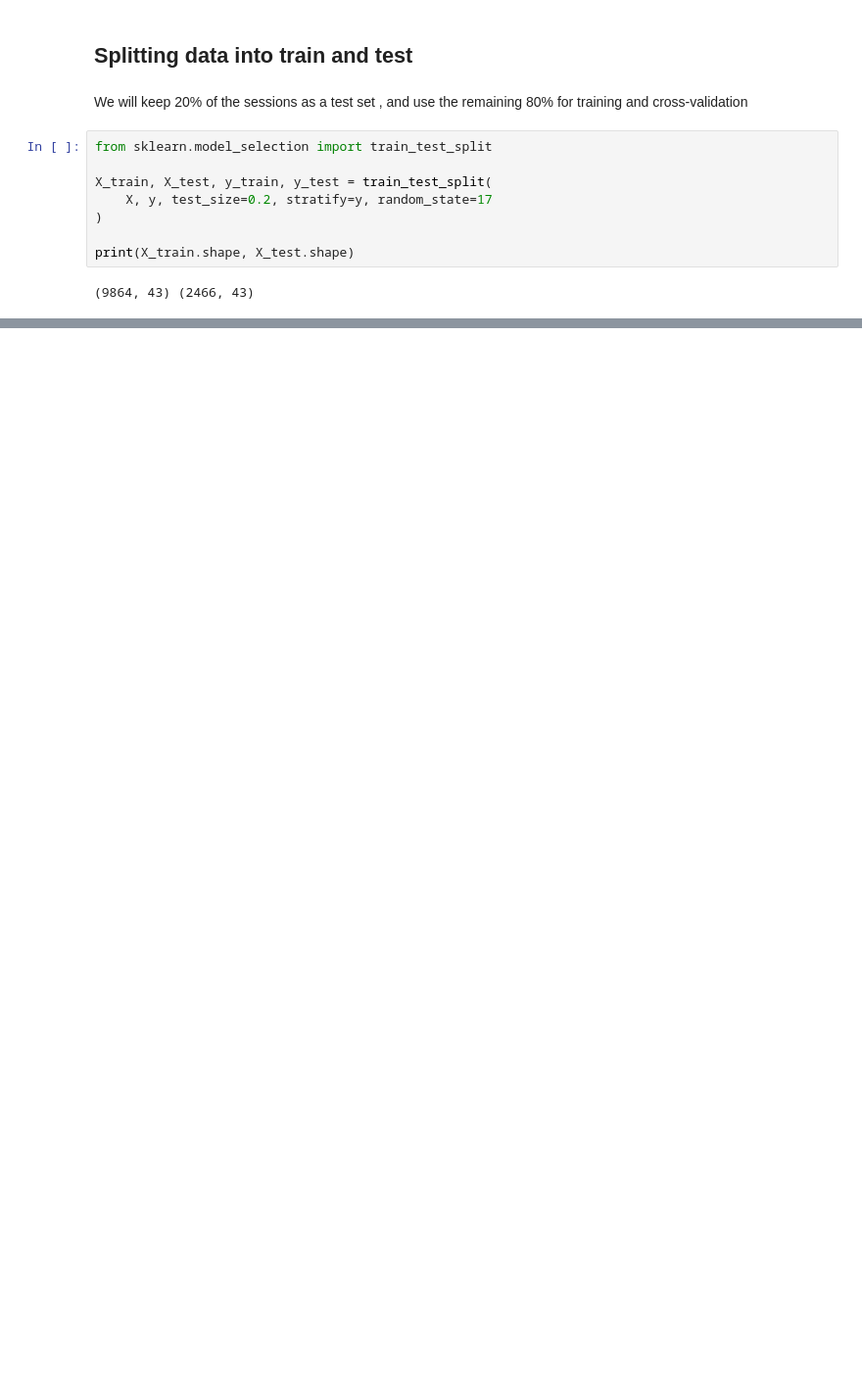
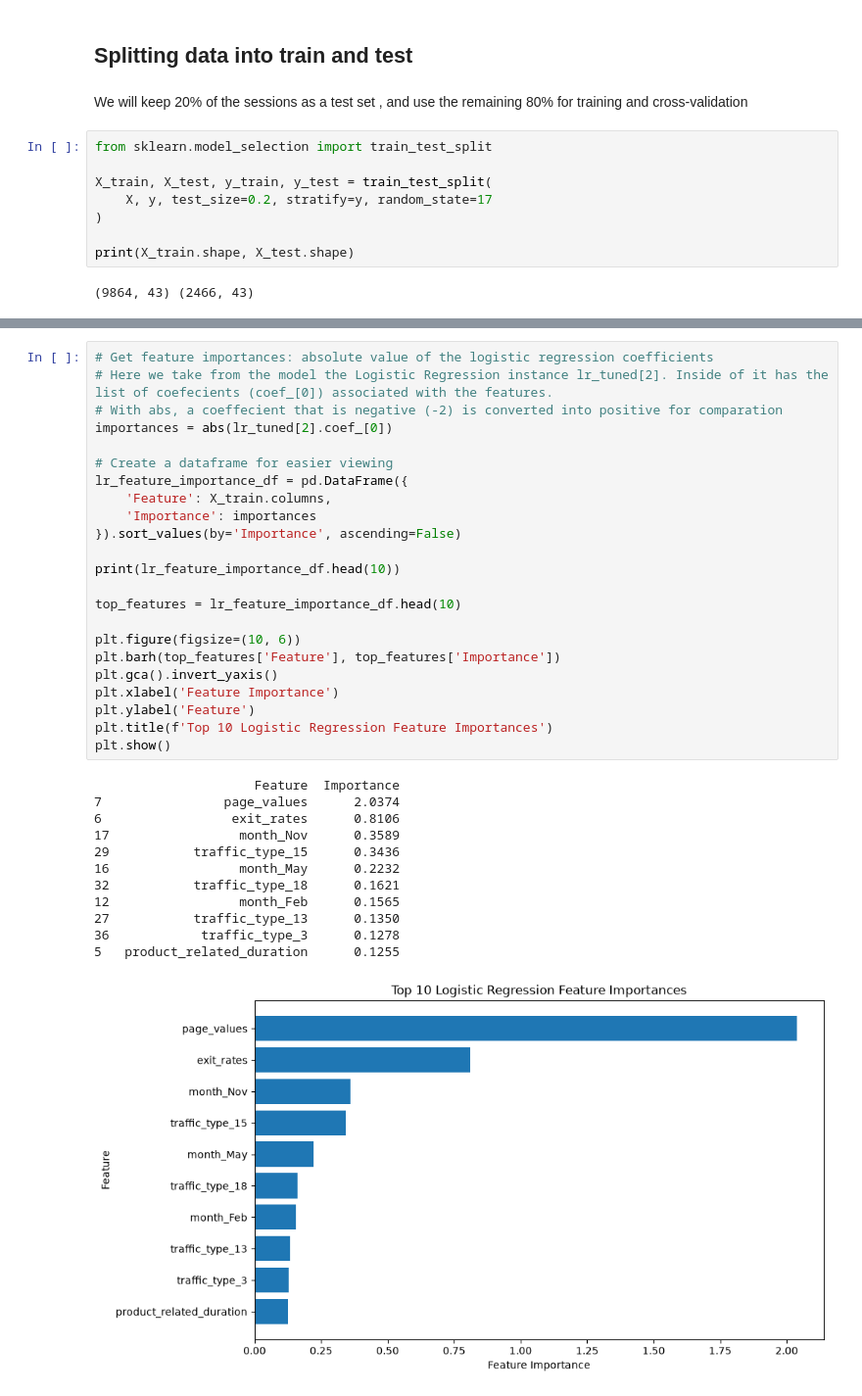
Before and after one commit to tginting-star/RLML_ecommerce_project, a Jupyter notebook: Project/Project code.ipynb, the cells around one changed output, grey strips where cells are left out. Shown at 98% size. Drawn from its saved outputs; the diff is of its cells as text; blank space fills up the shorter version.

```diff
--- a/Project/Project code.ipynb
+++ b/Project/Project code.ipynb
@@ -853,0 +914,36 @@ Since the best value of `C` is the default, the tuned model is the same as the "
+# %%
+# Get feature importances: absolute value of the logistic regression coefficients
+# Here we take from the model the Logistic Regression instance lr_tuned[2]. Inside of it has the list of coefecients (coef_[0]) associated with the features.
+# With abs, a coeffecient that is negative (-2) is converted into positive for comparation
+importances = abs(lr_tuned[2].coef_[0])
+
+# Create a dataframe for easier viewing
+lr_feature_importance_df = pd.DataFrame({
+    'Feature': X_train.columns,
+    'Importance': importances
+}).sort_values(by='Importance', ascending=False)
+
+print(lr_feature_importance_df.head(10))
+
+top_features = lr_feature_importance_df.head(10)
+
+plt.figure(figsize=(10, 6))
+plt.barh(top_features['Feature'], top_features['Importance'])
+plt.gca().invert_yaxis()
+plt.xlabel('Feature Importance')
+plt.ylabel('Feature')
+plt.title(f'Top 10 Logistic Regression Feature Importances')
+plt.show()
+# %% [output]
+                     Feature  Importance
+7                page_values      2.0374
+6                 exit_rates      0.8106
+17                 month_Nov      0.3589
+29           traffic_type_15      0.3436
+16                 month_May      0.2232
+32           traffic_type_18      0.1621
+12                 month_Feb      0.1565
+27           traffic_type_13      0.1350
+36            traffic_type_3      0.1278
+5   product_related_duration      0.1255
+[figure, added]
```
Also changed, not shown: parts of 29 cells of this notebook.
